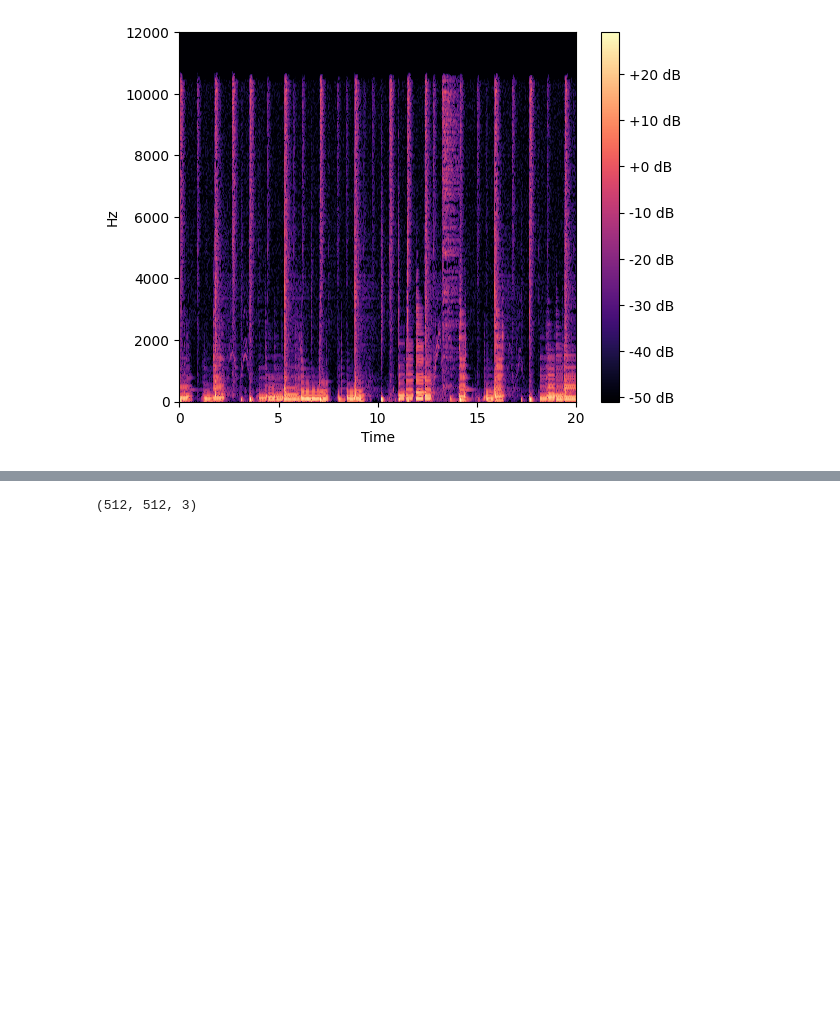
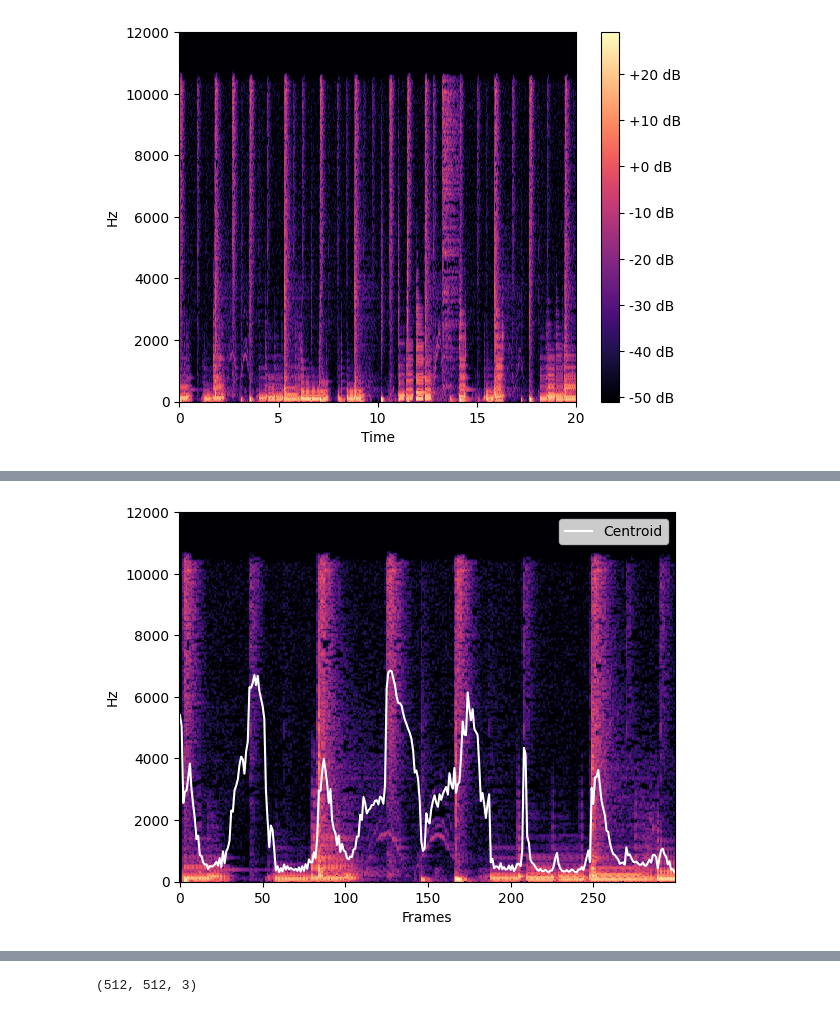
Before and after one commit to musicinformationretrieval/epsrc-ai-pipeline, a Jupyter notebook: 1_data_representations.ipynb, the cells around one changed output, grey strips where cells are left out. Drawn from its saved outputs; the diff is of its cells as text; code cells hidden in the pictures; blank space fills up the shorter version.

```diff
--- a/1_data_representations.ipynb
+++ b/1_data_representations.ipynb
@@ -542,0 +561,8 @@ referrerpolicy="strict-origin-when-cross-origin"
+# %%
+cent = librosa.feature.spectral_centroid(S=np.abs(X_stft), sr=sr, win_length=512, hop_length=256)
+librosa.display.specshow(spect[:, :300], sr=sr, x_axis="frames", y_axis="linear")
+plt.plot(cent[0, :300], label="Centroid", color="white")
+plt.legend()
+plt.show()
+# %% [output]
+[figure, added]
```
Also changed, not shown: parts of 32 cells of this notebook, 1 other file.
